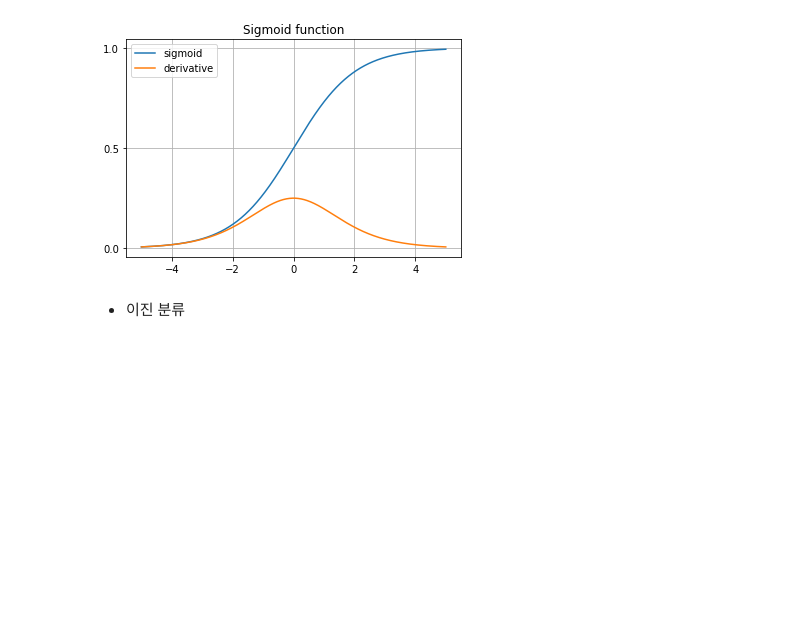
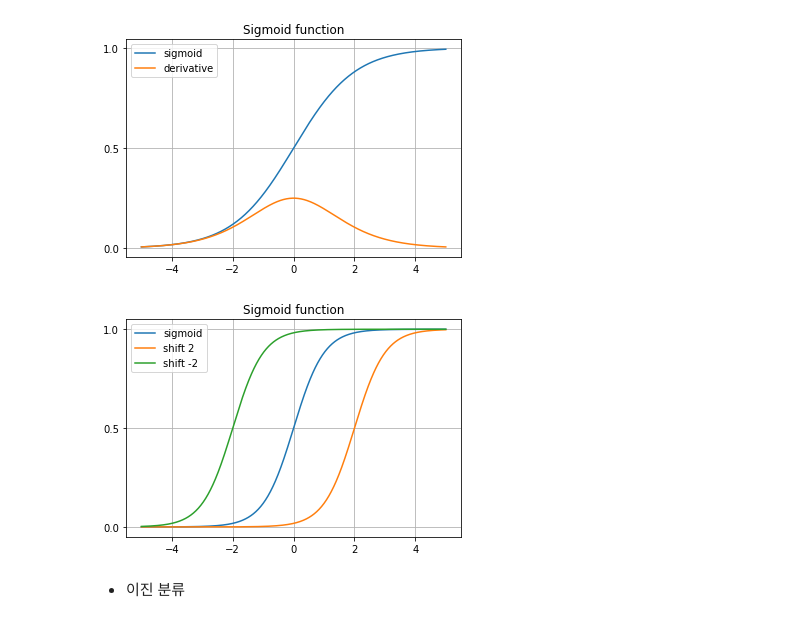
Before and after one commit to dpd-dpd/MachineLearning, a Jupyter notebook: 4.회귀/03.로지스틱회귀.ipynb, the cells around one changed output. Drawn from its saved outputs; the diff is of its cells as text; code cells hidden in the pictures; blank space fills up the shorter version.

```diff
--- a/4.회귀/03.로지스틱회귀.ipynb
+++ b/4.회귀/03.로지스틱회귀.ipynb
@@ -9,5 +9,8 @@ import matplotlib.pyplot as plt
 # %%
 def sigmoid(x):
     return (1. / (1 + np.exp(-x)))
+# %%
+def sigmoid2(x, a=1, b=0):
+    return (1. / (1 + np.exp(-a*(x-b))))
 # %%
 xs = np.linspace(-5,5,1001)
@@ -21,6 +24,21 @@ plt.legend()
 plt.show()
 # %% [output]
 [figure]
+# %%
+xs = np.linspace(-5,5,1001)
+ys = sigmoid2(xs, a=2)
+y_shift2 = sigmoid2(xs, a=2, b=2)
+y_minus2 = sigmoid2(xs, a=2, b=-2)
+plt.plot(xs, ys, label='sigmoid')
+plt.plot(xs, y_shift2, label='shift 2')
+plt.plot(xs, y_minus2, label='shift -2')
+plt.title('Sigmoid function')
+plt.yticks([0, 0.5, 1])
+plt.grid()
+plt.legend()
+plt.show()
+# %% [output]
+[figure, added]
 # %% [markdown]
 - 이진 분류
 # %%
```
Also changed, not shown: parts of 1 cell of this notebook, 2 other files.
